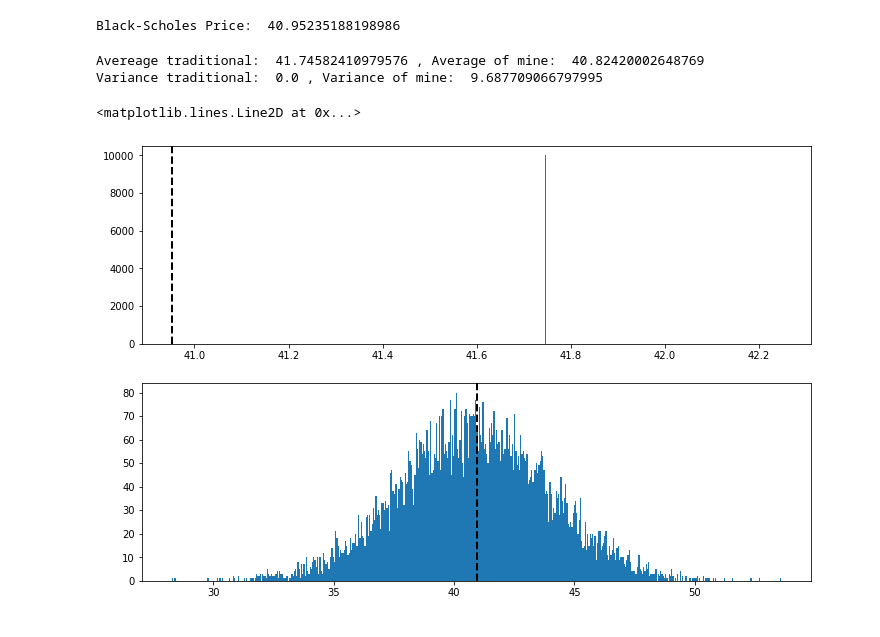
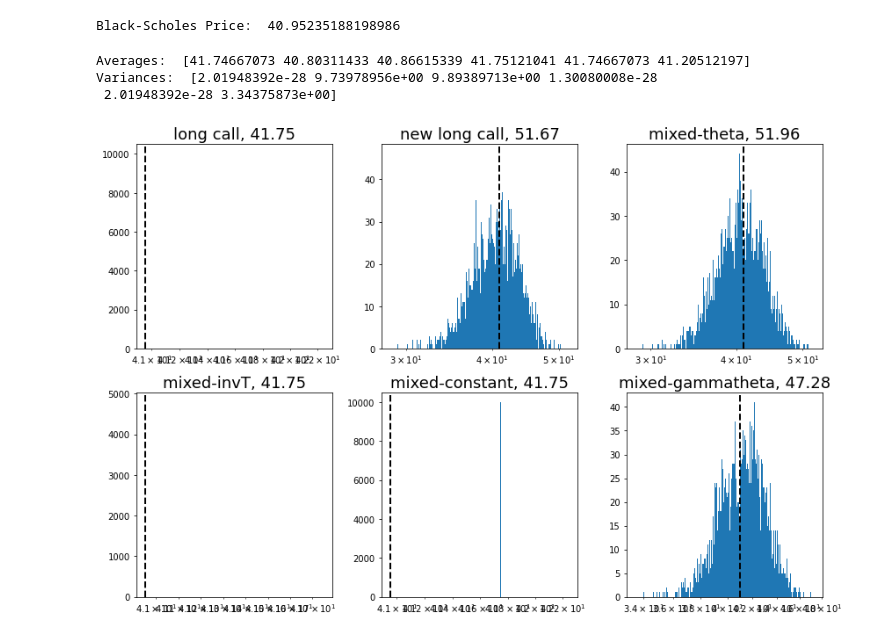
Before and after one commit to tdore738/Simple-Pricing, a Jupyter notebook: hedging/Delta_Hedging.ipynb, the cells around one changed output. Saved outputs shown, nothing was run; the diff lists cells and outputs as text; code cells hidden in the pictures.

```diff
--- a/hedging/Delta_Hedging.ipynb
+++ b/hedging/Delta_Hedging.ipynb
@@ -137,7 +220,7 @@ dt = 1./52.
 mu = 0.
 stock_args = (dt, T, Scur, mu, sigma, strike_price)
 
-hedge_types = ["long call","new long call"]
+hedge_types = ["long call","new long call","mixed-theta","mixed-invT","mixed-constant","mixed-gammatheta"]
 my_delta_hedge = delta_hedge_process(hedge_types, rfRate, stock_args)
 # %%
 S, cost, cumul_cost, shares, cumul_shares, interest = my_delta_hedge.process_to_maturity()
@@ -798,49 +861,48 @@ print("Black-Scholes Price: ", BS_price)
 # %% [output]
 Black-Scholes Price:  40.95235188198986
 # %%
-traditional_cost = []
-my_cost = []
+hedge_types = ["long call","new long call","mixed-theta","mixed-invT","mixed-constant","mixed-gammatheta"]
+costs = [[] for _ in range(len(hedge_types))]
 for i in range(10000):
     Scur = 90
     strike_price = 50
     rfRate = 0.05
     sigma = 0.1
     T = 20./52.
-    dt = (1./52.)*2
+    dt = (1./52.)
     mu = 0.
     stock_args = (dt, T, Scur, mu, sigma, strike_price)
 
-    hedge_types = ["long call","new long call"]
     my_delta_hedge = delta_hedge_process(hedge_types, rfRate, stock_args)
 
     S, cost, cumul_cost, shares, cumul_shares, interest = my_delta_hedge.process_to_maturity()
     final_prices = my_delta_hedge.FINAL_PRICE
-    traditional_cost.append(final_prices[0])
-    my_cost.append(final_prices[1])
+    for i,price in enumerate(final_prices):
+        costs[i].append(price)
 
-traditional_cost = np.array(traditional_cost)
-my_cost = np.array(my_cost)
-
-print("Avereage traditional: ",np.mean(traditional_cost),", Average of mine: ", np.mean(my_cost))
-print("Variance traditional: ",np.var(traditional_cost),", Variance of mine: ", np.var(my_cost))
+# traditional_cost = np.array(traditional_cost)
+# my_cost = np.array(my_cost)
+costs = np.array(costs)
+print("Averages: ",np.mean(costs,axis=1))
+print("Variances: ",np.var(costs,axis=1))
 # %% [output]
-Avereage traditional:  41.74582410979576 , Average of mine:  40.82420002648769
-Variance traditional:  0.0 , Variance of mine:  9.687709066797995
+Averages:  [41.74667073 40.80311433 40.86615339 41.75121041 41.74667073 41.20512197]
+Variances:  [2.01948392e-28 9.73978956e+00 9.89389713e+00 1.30080008e-28
+ 2.01948392e-28 3.34375873e+00]
 # %%
 from matplotlib.ticker import ScalarFormatter
-fig, (ax1,ax2) = plt.subplots(2,1,figsize=(12,8))
-bins = 500
+fig, axs = auto_subplots(len(hedge_types),figsize=(12,8))
+bins = 1000
 
+for i,ax in enumerate(axs):
+    ax.hist(costs[i], bins=bins)
+    ax.axvline(BS_price,color='k',linestyle="--",linewidth=2)
 
-ax1.hist(traditional_cost, bins=bins)
-ax1.axvline(BS_price,color='k',linestyle="--",linewidth=2)
-ax2.hist(my_cost, bins=bins)
-ax2.axvline(BS_price,color='k',linestyle="--",linewidth=2)
-# ax2.set_xscale("log")
-# ax2.xaxis.set_major_formatter(ScalarFormatter())
-# ax2.xaxis.set_ticks([0.0,0.05,0.1,0.5,1.0,2,5,10])"
-# ax2.set_xticks([0.0,0.05,0.1,0.5,1.0,2.0])
-# ax2.set_xticklabels([0.0,0.05,0.1,0.5,1.0,2.0], fontsize=12)
+    max_loss = np.amax(costs[i])
+    ax.set_title(hedge_types[i]+", {:.2f}".format(max_loss),fontsize=18)
+    if i!=0 or i!=3:
+        ax.set_xscale("log")
+        ax.xaxis.set_major_formatter(ScalarFormatter())
+fig.tight_layout()
 # %% [output]
-<matplotlib.lines.Line2D at 0x...>
-[figure, old version]
+[figure, new version]
```
Also changed, not shown: parts of 31 cells of this notebook.
